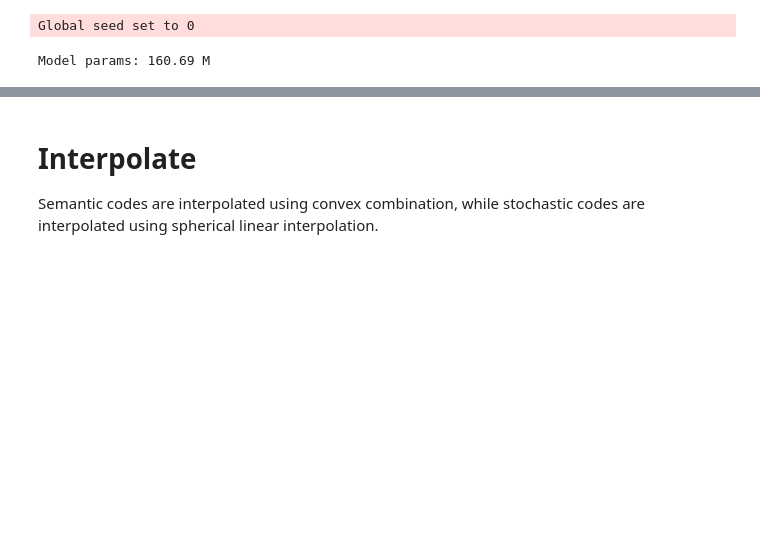
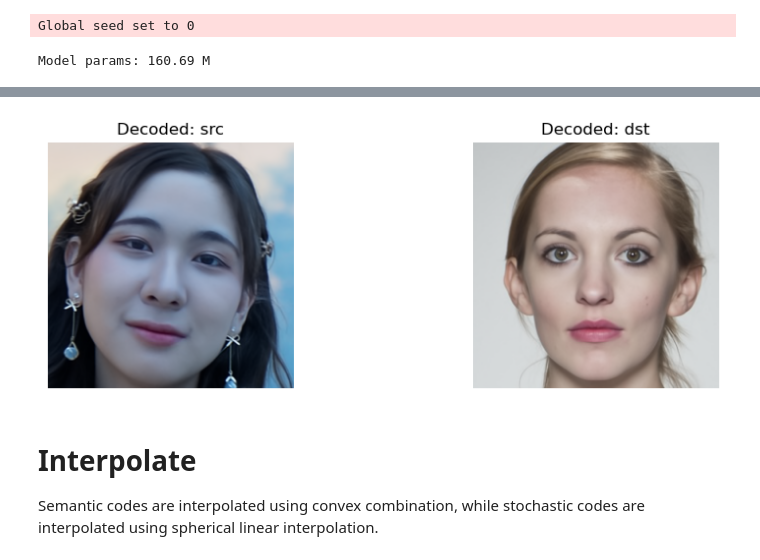
Before and after one commit to dsilvavinicius/diffae, a Jupyter notebook: interpolate.ipynb, the cells around one changed output, grey strips where cells are left out. Saved outputs shown, nothing was run; the diff lists cells and outputs as text; code cells hidden in the pictures; blank space fills up the shorter version.

```diff
--- a/interpolate.ipynb
+++ b/interpolate.ipynb
@@ -43,3 +43,26 @@ Clipping input data to the valid range for imshow with RGB data ([0..1] for floa
+# %%
+rendered_src = model.render(xT[0].unsqueeze(0), cond[0].unsqueeze(0), T=20)[0]
+rendered_dst = model.render(xT[1].unsqueeze(0), cond[1].unsqueeze(0), T=20)[0]
+
+fig, axes = plt.subplots(1, 2, figsize=(10, 3 * 1))
+
+# Handling the single-row case
+
+current_axes = [axes[0], axes[1]]
+
+# Plot the Original and Rendered Images Side-by-Side
+current_axes[0].imshow(rendered_src.cpu().numpy().transpose(1, 2, 0))
+current_axes[0].set_title(f'Decoded: src')
+current_axes[0].axis('off')
+
+current_axes[1].imshow(rendered_dst.cpu().numpy().transpose(1, 2, 0))
+current_axes[1].set_title(f'Decoded: dst')
+current_axes[1].axis('off')
+
+plt.tight_layout()
+plt.show()
+# %% [output]
+[figure, added]
 # %% [markdown]
 # Interpolate
 
```
Also changed, not shown: parts of 6 cells of this notebook, 2 other files.
